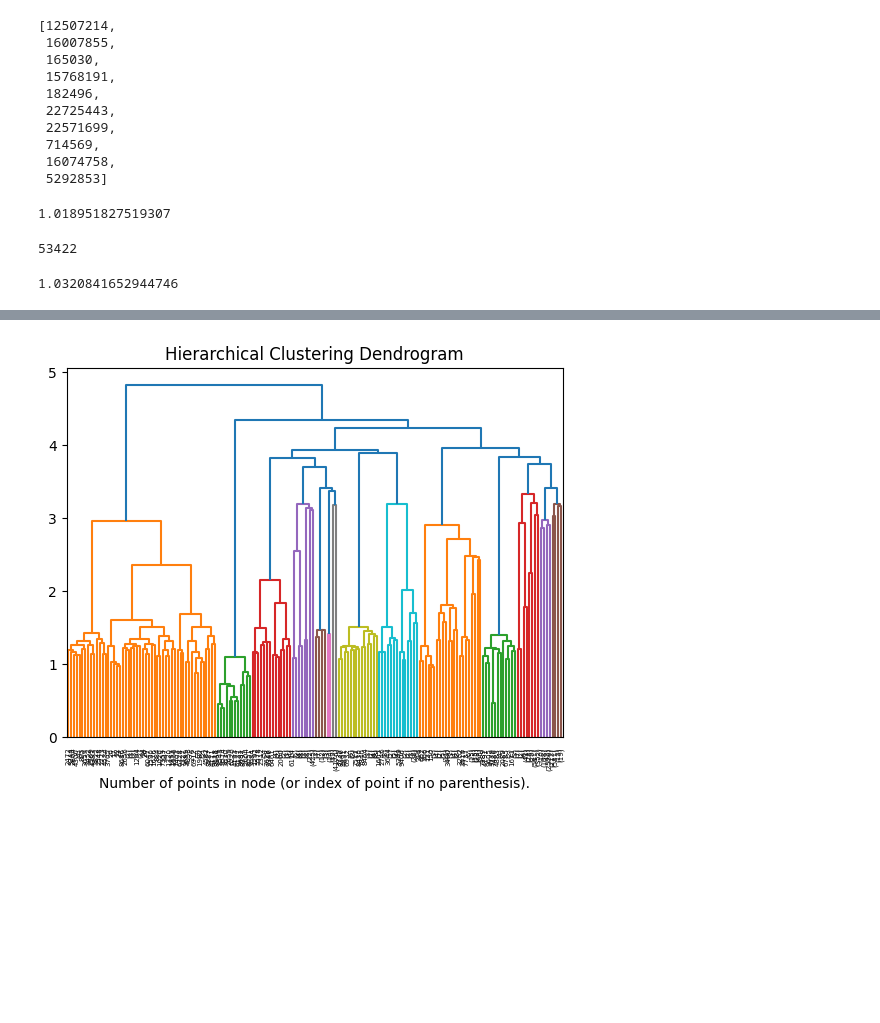
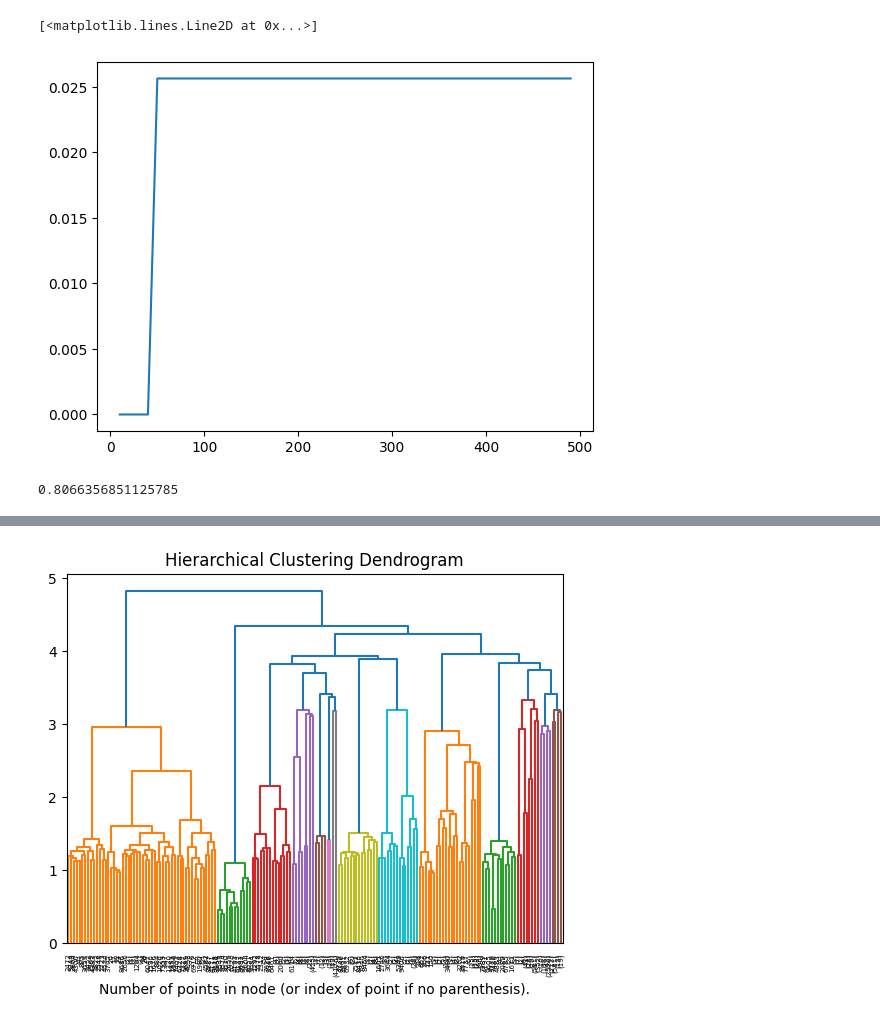
Before and after one commit to ducthinh-dev/goodreads, a Jupyter notebook: feature_selection.ipynb, the cells around one changed output, grey strips where cells are left out. Cells and saved outputs as stored; diff of their text form; code cells hidden in the pictures; blank space fills up the shorter version.

```diff
--- a/feature_selection.ipynb
+++ b/feature_selection.ipynb
@@ -49,0 +58,7 @@ uratings_test = user_1_test[2].tolist()
+# %%
+profile = ratings.loc[ratings[0] == 1]
+profile_test = ratings_test[ratings_test[0] == 1]
+uitems = profile[1].astype(int).tolist()
+uratings = profile[2].tolist()
+uitems_test = profile_test[1].astype(int).tolist()
+uratings_test = profile_test[2].tolist()
@@ -50,18 +72,2 @@ uratings_test = user_1_test[2].tolist()
 # %%
-model.update_user(uitems, uratings)
-model.get_personal_recommendations(10)
+model.update_user(uitems, uratings, 100)
-# %% [output]
-[12507214,
- 16007855,
- 165030,
- 15768191,
- 182496,
- 22725443,
- 22571699,
- 714569,
- 16074758,
- 5292853]
-# %%
-model.mse(uitems_test, uratings_test)
-# %% [output]
-1.018951827519307
@@ -70,4 +74,12 @@ user_list = ratings[0].unique()
-# %%
-len(user_list)
-# %% [output]
-53422
+# %%
+precisions = []
+recalls = []
+for top in range(10, 500, 10):
+    precision, recall = model.evaluatePR(uitems_test, top)
+    precisions.append(precision)
+    recalls.append(recall)
+# %%
+plt.plot(range(10,500, 10), recalls)
+# %% [output]
+[<matplotlib.lines.Line2D at 0x...>]
+[figure, added]
@@ -85,4 +100,4 @@ for user in user_list[:1000]:
-# %%
-sum(mse)/1000
-# %% [output]
-1.0320841652944746
+# %%
+np.mean(r2)
+# %% [output]
+0.8066356851125785
```
Also changed, not shown: parts of 15 cells of this notebook, 4 other files.
